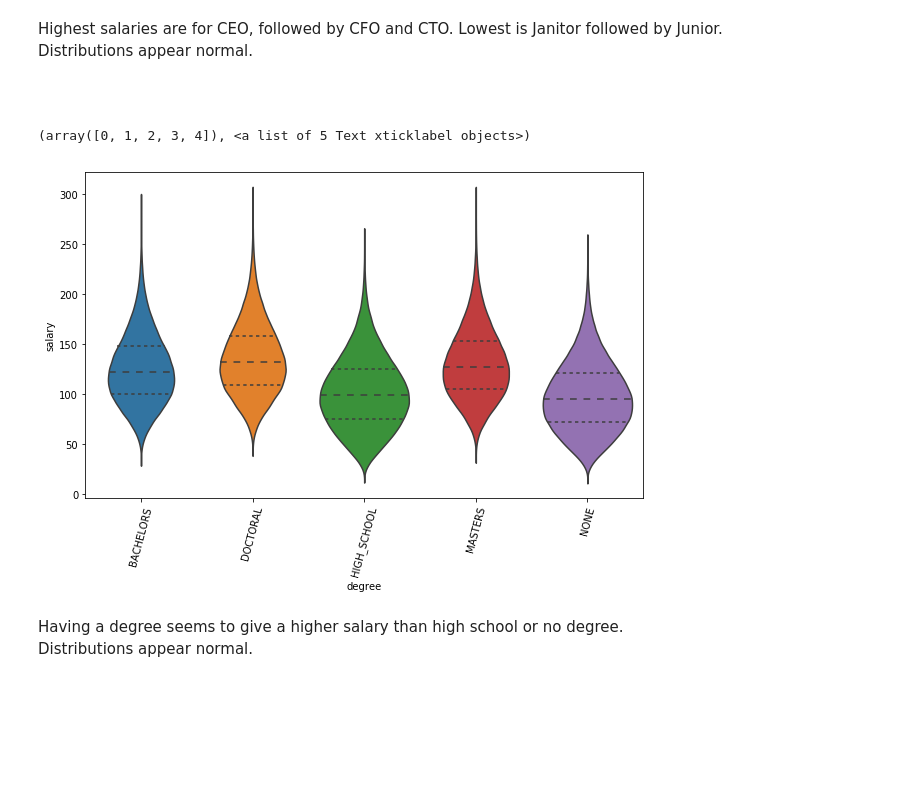
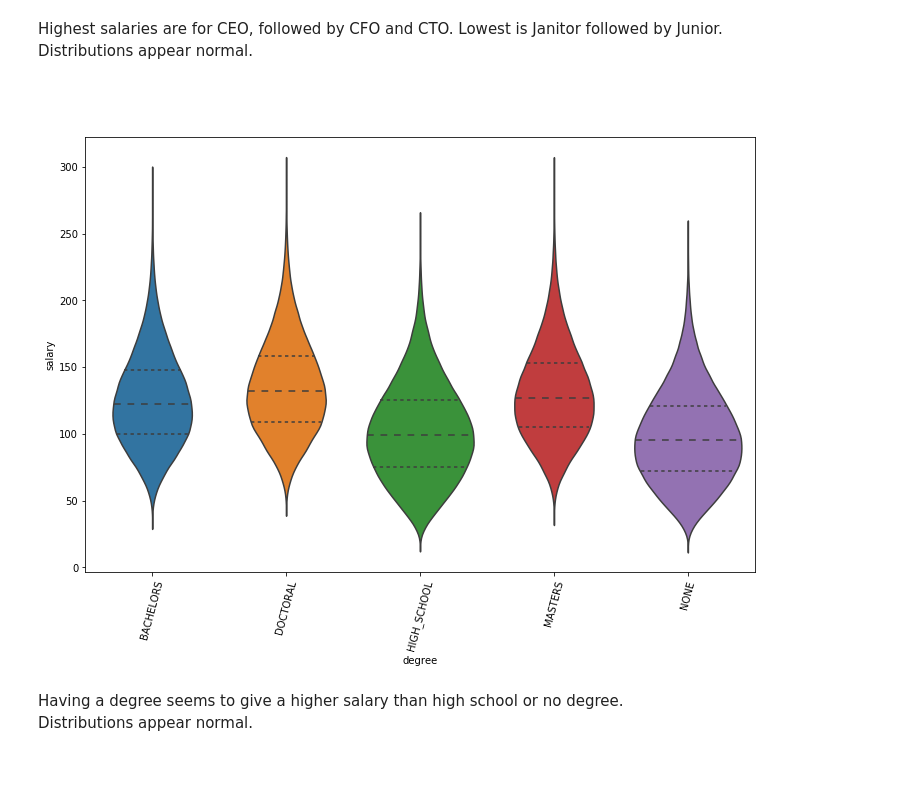
Before and after one commit to deejayrusso/Salary-Prediction-Portfolio, a Jupyter notebook: Salary Prediction Notebook.ipynb, the cells around one changed output. Saved outputs shown, nothing was run; the diff lists cells and outputs as text; code cells hidden in the pictures; blank space fills up the shorter version.

```diff
--- a/Salary Prediction Notebook.ipynb
+++ b/Salary Prediction Notebook.ipynb
@@ -64,6 +64,12 @@ def PollyPlot(X_train, X_test, y_train, y_test, lr, poly_transform):
     plt.ylim(-100, 5000)
     plt.ylabel('Salary')
     plt.legend
+# %%
+def ViolinPlot(data, var):
+    data = pd.concat([train_data['salary'], train_data[var]], axis=1)
+    f, ax = plt.subplots(figsize=(12, 8))
+    fig = sns.violinplot(x=var, y='salary', data=data, scale='count', inner='quartile')
+    plt.xticks(rotation=75)
 # %% [markdown]
 ## <br> Part 2 - DISCOVER
 # %% [markdown]
@@ -406,17 +405,10 @@ Distributions appear normal.
 <br>
 <br>
 <br>
-# %%
-width = 10
-height = 6
-var = 'degree'
-data = pd.concat([train_data['salary'], train_data[var]], axis=1)
-f, ax = plt.subplots(figsize=(width, height))
-fig = sns.violinplot(x=var,y='salary', data=data, scale='count', inner='quartile')
-plt.xticks(rotation=75)
-# %% [output]
-(array([0, 1, 2, 3, 4]), <a list of 5 Text xticklabel objects>)
-[figure, removed]
+# %%
+ViolinPlot(train_data,'degree')
+# %% [output]
+[figure, added]
 # %% [markdown]
 Having a degree seems to give a higher salary than high school or no degree.<br>
 Distributions appear normal.
```
Also changed, not shown: parts of 7 cells of this notebook.
